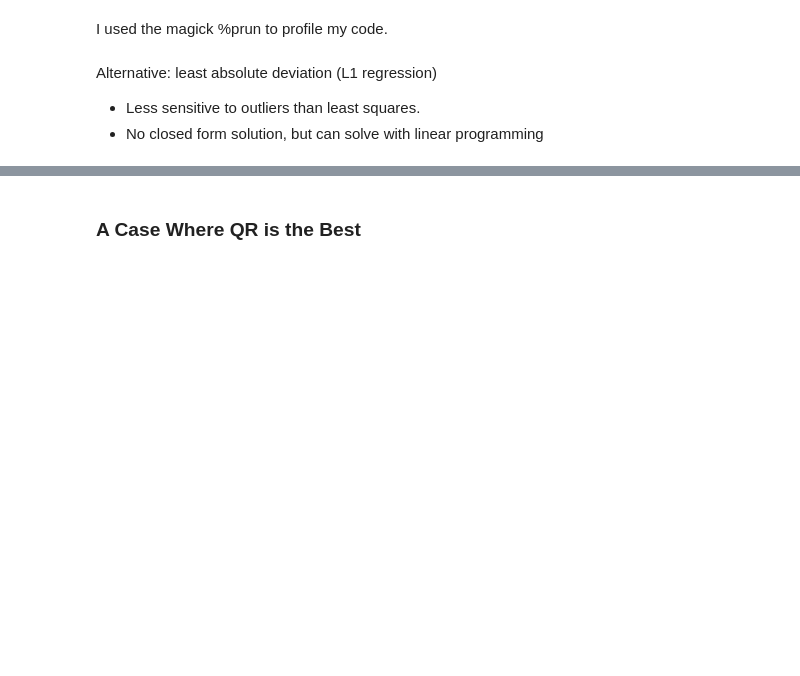
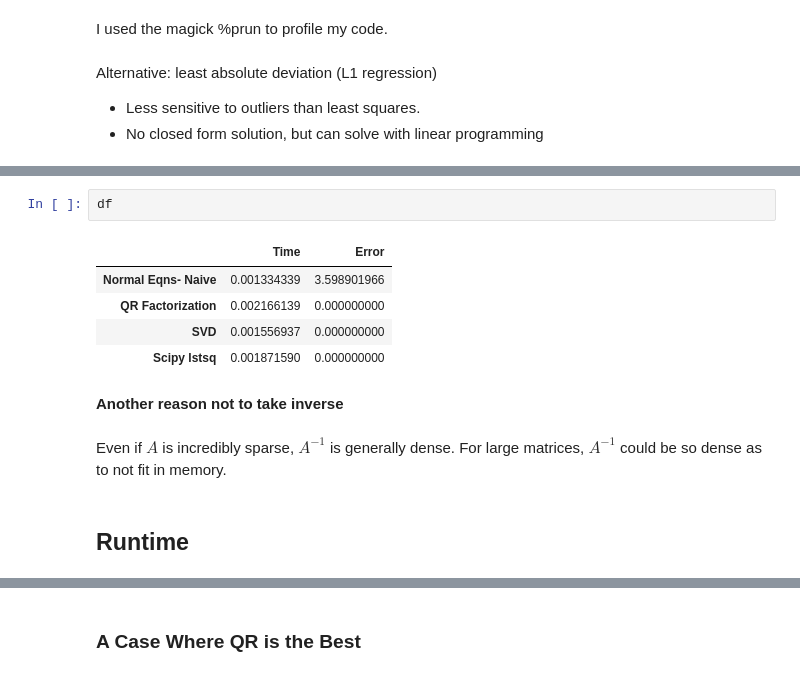
Before and after one commit to fastai/numerical-linear-algebra, a Jupyter notebook: nbs/6. How to Implement Linear Regression.ipynb, the cells around one changed output, grey strips where cells are left out. Saved outputs shown, nothing was run; the diff lists cells and outputs as text; blank space fills up the shorter version.

```diff
--- a/nbs/6. How to Implement Linear Regression.ipynb
+++ b/nbs/6. How to Implement Linear Regression.ipynb
@@ -302,0 +455,14 @@ Alternative: least absolute deviation (L1 regression)
+# %%
+df
+# %% [output]
+|  | Time | Error |
+| Normal Eqns- Naive | 0.001334339 | 3.598901966 |
+| QR Factorization | 0.002166139 | 0.000000000 |
+| SVD | 0.001556937 | 0.000000000 |
+| Scipy lstsq | 0.001871590 | 0.000000000 |
+# %% [markdown]
+**Another reason not to take inverse**
+# %% [markdown]
+Even if $A$ is incredibly sparse, $A^{-1}$ is generally dense.  For large matrices, $A^{-1}$ could be so dense as to not fit in memory.
+# %% [markdown]
+## Runtime
```
Also changed, not shown: parts of 56 cells of this notebook, 17 other files.
